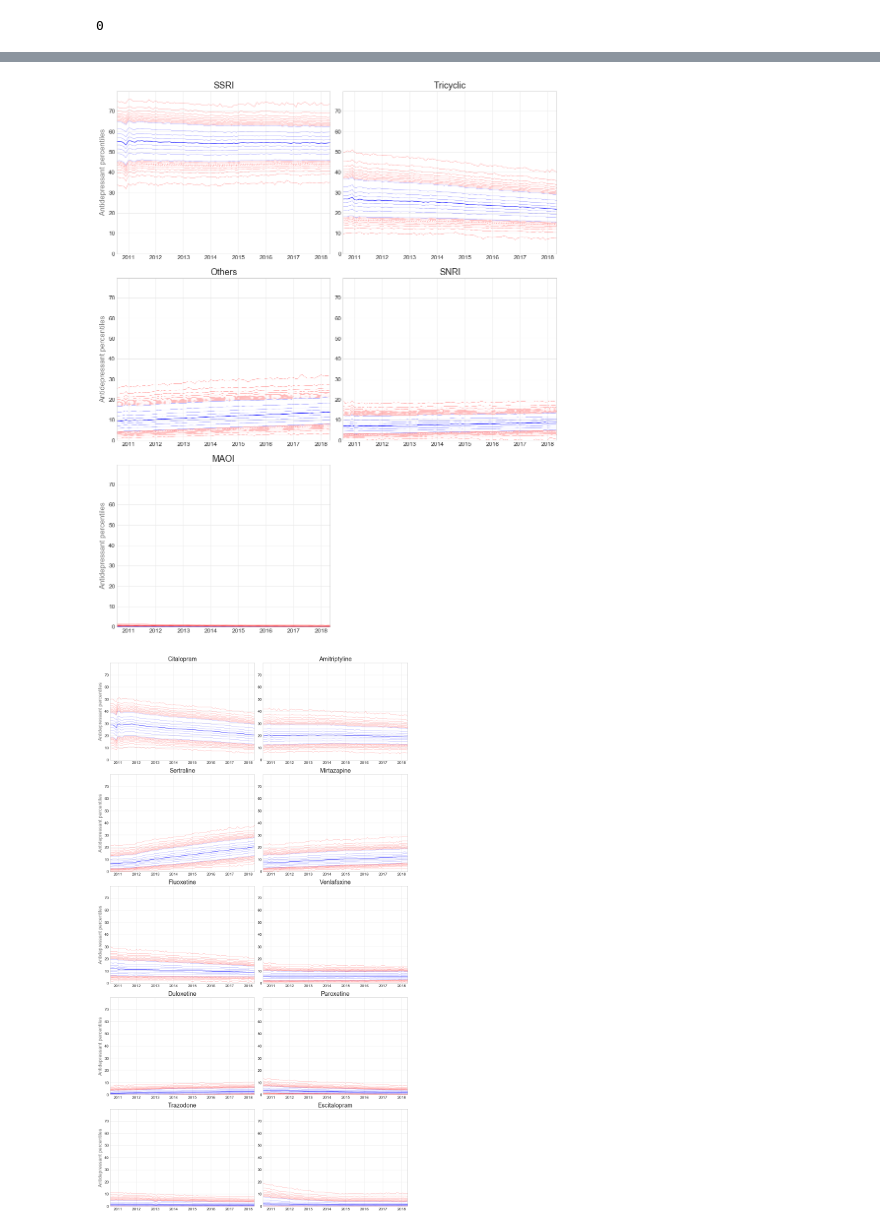
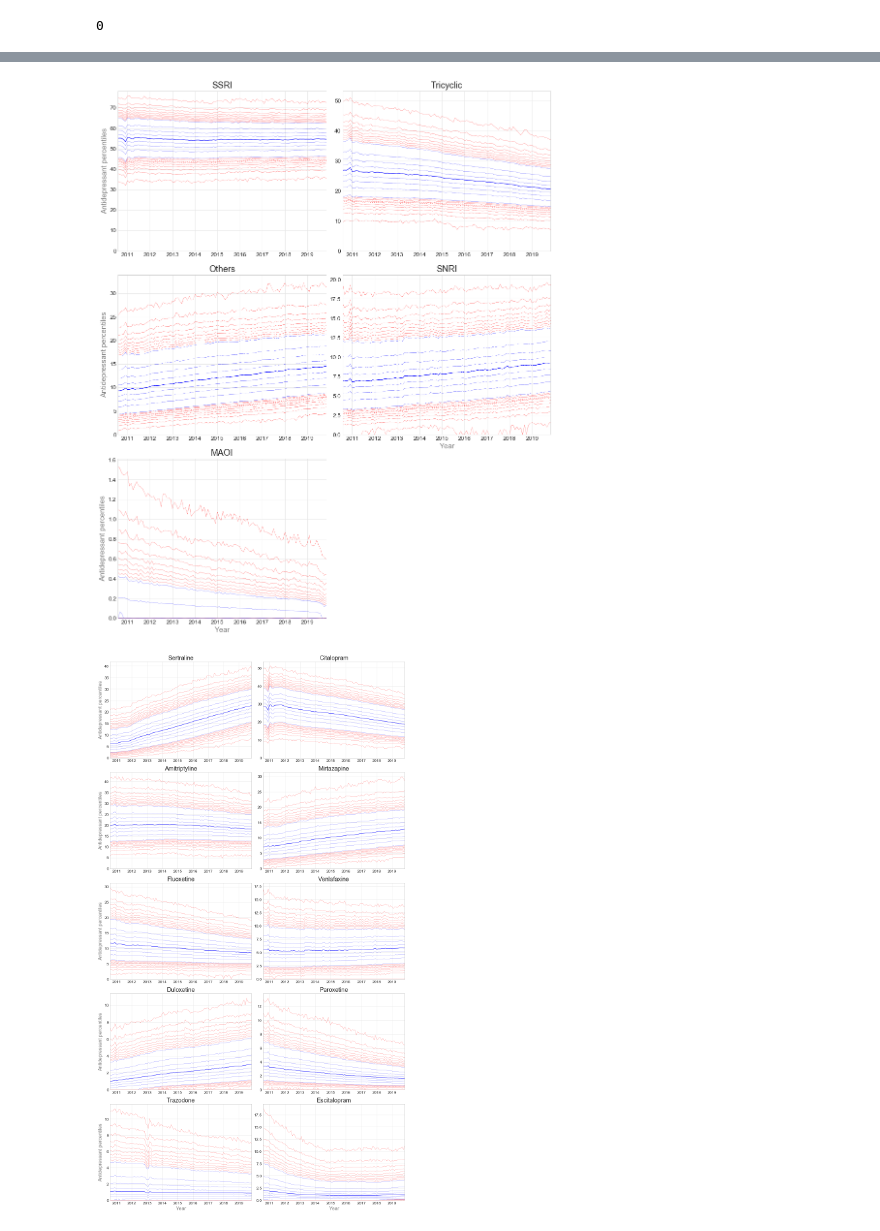
Before and after one commit to ebmdatalab/antidepressant-trends-paper, a Jupyter notebook: Antidepressant percentile charts-2.ipynb, the cells around one changed output, grey strips where cells are left out. Cells and saved outputs as stored; diff of their text form; code cells hidden in the pictures.

```diff
--- a/Antidepressant percentile charts-2.ipynb
+++ b/Antidepressant percentile charts-2.ipynb
@@ -1,6 +1,6 @@
 # %%
 # Import data from CSV file
-# Practice-level data, range May 2016 to April 2018
+# Practice-level data, range August 2010 to November 2019
 # Other category (as per BNF 040304) contains venlafaxine, mirtazapine, and duloxetine
 
 import pandas as pd
@@ -8,7 +8,7 @@ import numpy as np
 import os
 os.chdir("/Users/paulbogowicz/Documents/Research/Oxford University/OpenPrescribing - antidepressants/Data")
 
-df1 = pd.read_csv("helen-antidepressants_7_years_13.08.18.csv")
+df1 = pd.read_csv("helen_antidepressants_to_2019_11.csv")
 df1 = df1.rename(columns={"practice":"Practice","month":"Month","total_items":"Total","total_cost":"Cost","MAOi":"MAOI"})
 print("No of practices: ", df1["Practice"].nunique())
 df1.head()
@@ -91,19 +97,24 @@ dfp = pc.sort_values(by=["Month","Medication"])
 dfp['Month'] = dfp['Month'].astype(str)
 
 # set format for dates:
+
 dfp['Dates'] = [datetime.datetime.strptime(date, '%Y-%m-%d').date() for date in dfp['Month']]
 
 # Set sort order and grid reference points for each subplot:
+
 s = [(0,"SSRI",0,0), (1,"Tricyclic",0,1), (2,"Others",1,0), (3,"SNRI",1,1), (4,"MAOI",2,0)]
 
 # Specify index for plotting
+
 perc = list(range(1,10)) + list([i for i in range(10,90) if i%10==0]) + list(range(90,100))
 
 # Grid layout for subplots
+
 fig = plt.figure(figsize=(16,20))
 gs = gridspec.GridSpec(3,2)
 
 # Plot each subplot using a loop
+
 for i in s:
     ax = plt.subplot(gs[i[2], i[3]])  # position of subplot in grid using coordinates listed in s
     for decile in perc:   # plot each decile line
@@ -116,51 +127,65 @@ for i in s:
             ax.plot(data["Dates"],data['Value'],'r--',linewidth=0.4)
         else:
             ax.plot(data["Dates"],data['Value'],'b--',linewidth=0.4)
+    if i[2]==2 and i[3]==0:
+        ax.set_xlabel('Year',size=15,alpha=0.6)
+    elif i[2]==1 and i[3]==1:
+        ax.set_xlabel('Year',size=15,alpha=0.6)
+    else:
+        ax.set_xlabel('')
     if  i[3]%2==0:    # set y axis title only for charts in leftmost column
         ax.set_ylabel('Antidepressant percentiles', size =15, alpha=0.6)
     ax.set_title(i[1],size = 18)
-    ax.set_ylim([0, dfp['Value'].max()*1.05])  # set ymax across all subplots as largest value across dataset
+    plt.gca().set_ylim(bottom=0)
+#     ax.set_ylim([0, dfp['Value'].max()*1.05])  # set ymax across all subplots as largest value across dataset
     ax.tick_params(labelsize=12)
     ax.set_xlim([dfp['Dates'].min(), dfp['Dates'].max()]) # set x axis range as full date range
 
-plt.subplots_adjust(wspace = 0.06,hspace = 0.15)
-plt.show()
+plt.subplots_adjust(wspace = 0.08,hspace = 0.15)
+plt.savefig("/Users/paulbogowicz/Documents/Research/Oxford University/OpenPrescribing - antidepressants/Figures/Figure 4.pdf",format="pdf",bbox_inches='tight')
 # %% [output]
-[figure, old version]
+[figure, new version]
 # %%
-# Time series charts for top 10 most prescribed drugs (2017)
+# Time series charts for top 10 most prescribed drugs (2018)
 
 # Set sort order and grid reference points for each subplot:
-s = [(0,"Citalopram",0,0), (1,"Amitriptyline",0,1), (2,"Sertraline",1,0), (3,"Mirtazapine",1,1), (4,"Fluoxetine",2,0),(5,"Venlafaxine",2,1),(6,"Duloxetine",3,0),(7,"Paroxetine",3,1),(8,"Trazodone",4,0),(9,"Escitalopram",4,1)]
+
+s = [(0,"Sertraline",0,0), (1,"Citalopram",0,1), (2,"Amitriptyline",1,0), (3,"Mirtazapine",1,1), (4,"Fluoxetine",2,0),(5,"Venlafaxine",2,1),(6,"Duloxetine",3,0),(7,"Paroxetine",3,1),(8,"Trazodone",4,0),(9,"Escitalopram",4,1)]
 
 # Specify index for plotting
+
 perc = list(range(1,10)) + list([i for i in range(10,90) if i%10==0]) + list(range(90,100))
 
 # Grid layout for subplots
+
 fig = plt.figure(figsize=(16,30))
 gs = gridspec.GridSpec(5,2)
 
 # Plot each subplot using a loop
+
 for i in s:
     ax = plt.subplot(gs[i[2], i[3]])  # position of subplot in grid using coordinates listed in s
     for decile in perc:   # plot each decile line
         data = dfp.loc[(dfp['Medication']==i[1]) & (dfp['Index']==decile)]
         if decile == 50:
             ax.plot(data["Dates"],data['Value'],'b-',linewidth=1)
         elif decile in range(1,10):
             ax.plot(data["Dates"],data['Value'],'r--',linewidth=0.4)
         elif decile in range (91,100):
             ax.plot(data["Dates"],data['Value'],'r--',linewidth=0.4)
         else:
             ax.plot(data["Dates"],data['Value'],'b--',linewidth=0.4)
     if  i[3]%2==0:    # set y axis title only for charts in leftmost column
         ax.set_ylabel('Antidepressant percentiles', size =15, alpha=0.6)
+    if i[2]==4:
+        ax.set_xlabel('Year',size=15,alpha=0.6)
     ax.set_title(i[1],size = 18)
-    ax.set_ylim([0, dfp['Value'].max()*1.05])  # set ymax across all subplots as largest value across dataset
+    plt.gca().set_ylim(bottom=0)
+#     ax.set_ylim([0, 55])  # set ymax manually
     ax.tick_params(labelsize=12)
     ax.set_xlim([dfp['Dates'].min(), dfp['Dates'].max()]) # set x axis range as full date range
 
-plt.subplots_adjust(wspace = 0.06,hspace = 0.15)
-plt.show()
+plt.subplots_adjust(wspace = 0.08,hspace = 0.15)
+plt.savefig("/Users/paulbogowicz/Documents/Research/Oxford University/OpenPrescribing - antidepressants/Figures/Figure S3.pdf",format="pdf",bbox_inches='tight')
 # %% [output]
-[figure, old version]
+[figure, new version]
```
Also changed, not shown: parts of 4 cells of this notebook, 4 other files.
